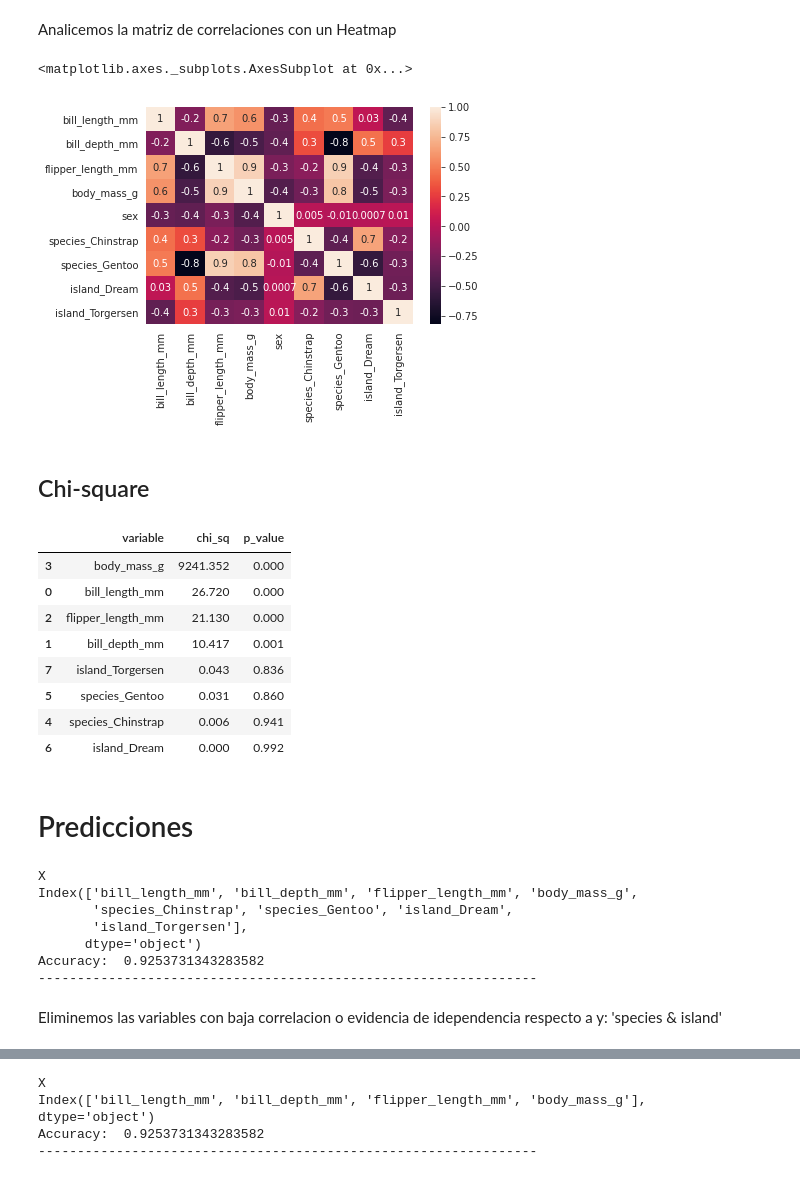
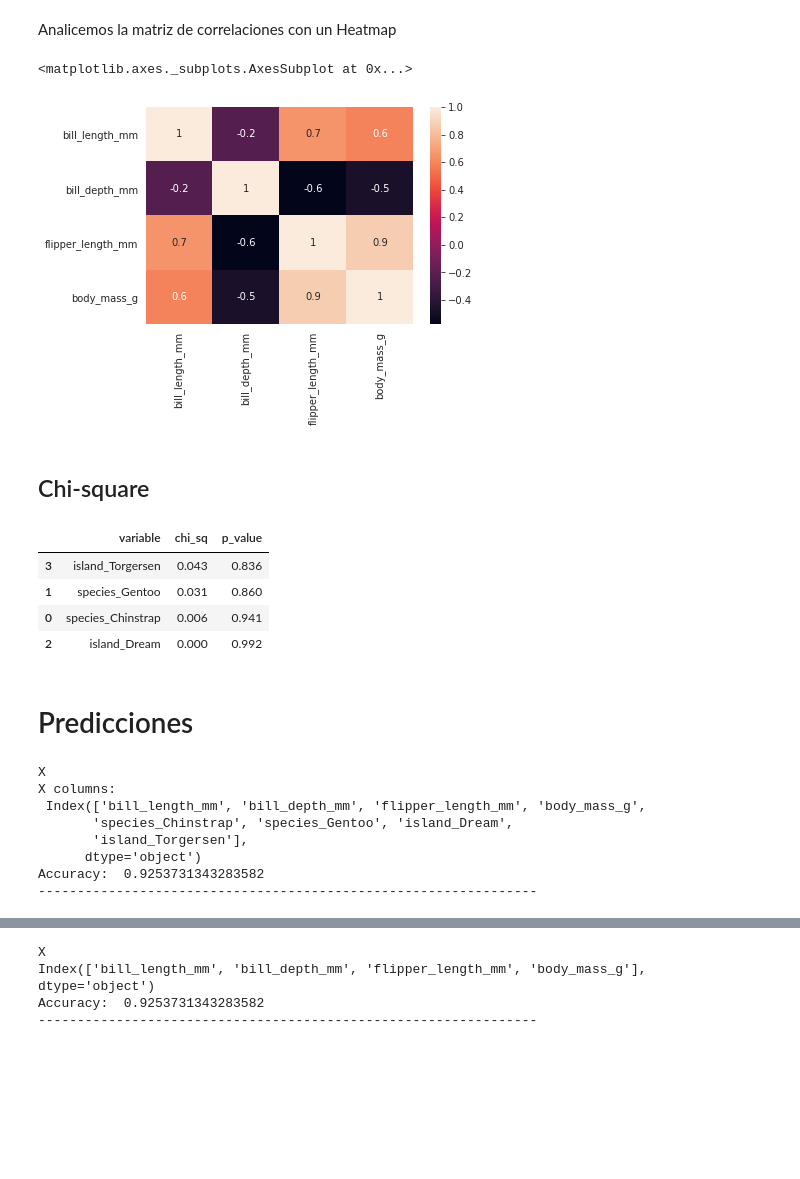
Before and after one commit to IEXE-Tec/aprendizaje-maquina-2, a Jupyter notebook: 01_seleccion_de_variables.ipynb, the cells around one changed output, grey strips where cells are left out. Saved outputs shown, nothing was run; the diff lists cells and outputs as text; code cells hidden in the pictures; blank space fills up the shorter version.

```diff
--- a/01_seleccion_de_variables.ipynb
+++ b/01_seleccion_de_variables.ipynb
@@ -90,17 +92,20 @@ pen.corr()
 # %% [markdown]
 Analicemos la matriz de correlaciones con un Heatmap
 # %%
-sns.heatmap(pen.corr(), annot = True, fmt='.1g')
+
+sns.heatmap(pen[['bill_length_mm', 'bill_depth_mm', 'flipper_length_mm',
+                 'body_mass_g']].corr(), annot = True, fmt='.1g')
 # %% [output]
 <matplotlib.axes._subplots.AxesSubplot at 0x...>
-[figure, old version]
+[figure, new version]
 # %% [markdown]
 ## Chi-square
 # %%
 # Importemos chi2 de sklearn
 from sklearn.feature_selection import chi2
 # %%
-X = pen.drop('sex', axis=1)
+catv = [c for c in X.columns if ('island' in c)|('species' in c)]
+X = X[catv]
 y = pen['sex']
 
 chi_sq, p_val = chi2(X,y)
@@ -109,14 +114,10 @@ chi_values = pd.DataFrame.from_dict({'variable':X.columns,
 chi_values.sort_values(ascending=True, by='p_value').round(3)
 # %% [output]
 |  | variable | chi_sq | p_value |
-| 3 | body_mass_g | 9241.352 | 0.000 |
-| 0 | bill_length_mm | 26.720 | 0.000 |
-| 2 | flipper_length_mm | 21.130 | 0.000 |
-| 1 | bill_depth_mm | 10.417 | 0.001 |
-| 7 | island_Torgersen | 0.043 | 0.836 |
-| 5 | species_Gentoo | 0.031 | 0.860 |
-| 4 | species_Chinstrap | 0.006 | 0.941 |
-| 6 | island_Dream | 0.000 | 0.992 |
+| 3 | island_Torgersen | 0.043 | 0.836 |
+| 1 | species_Gentoo | 0.031 | 0.860 |
+| 0 | species_Chinstrap | 0.006 | 0.941 |
+| 2 | island_Dream | 0.000 | 0.992 |
 # %% [markdown]
 # Predicciones
 # %%
@@ -169,15 +172,14 @@ y = pen['sex']
 x_train, x_test, y_train, y_test = preprocess_split(X, y, scale_x=True,
                                                     random_state=5874,
                                                     test_size=0.2)
-print(X.columns)
+print('X columns: \n',X.columns)
 log_regression(x_train, x_test, y_train, y_test)
 # %% [output]
 X
-Index(['bill_length_mm', 'bill_depth_mm', 'flipper_length_mm', 'body_mass_g',
+X columns:
+ Index(['bill_length_mm', 'bill_depth_mm', 'flipper_length_mm', 'body_mass_g',
        'species_Chinstrap', 'species_Gentoo', 'island_Dream',
        'island_Torgersen'],
       dtype='object')
 Accuracy:  0.9253731343283582
 ----------------------------------------------------------------
-# %% [markdown]
-Eliminemos las variables con baja correlacion o evidencia de idependencia respecto a y: 'species & island'
```
Also changed, not shown: parts of 9 cells of this notebook.
